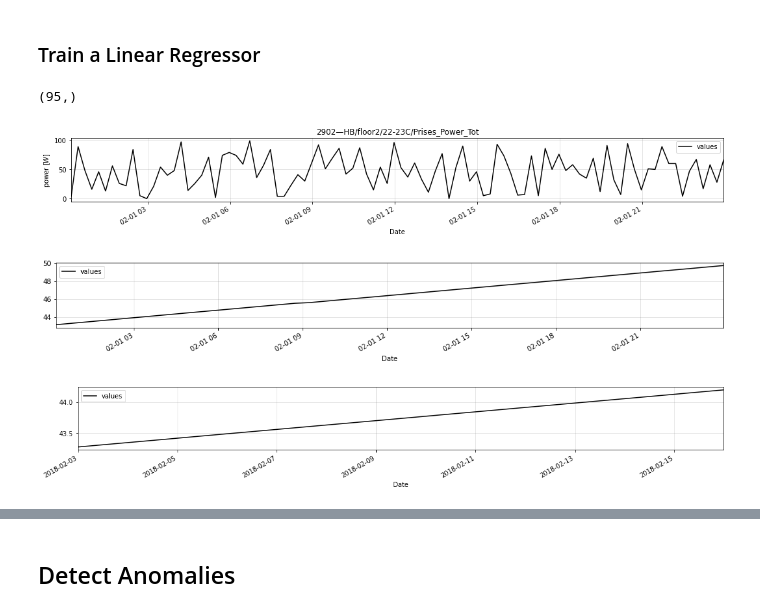
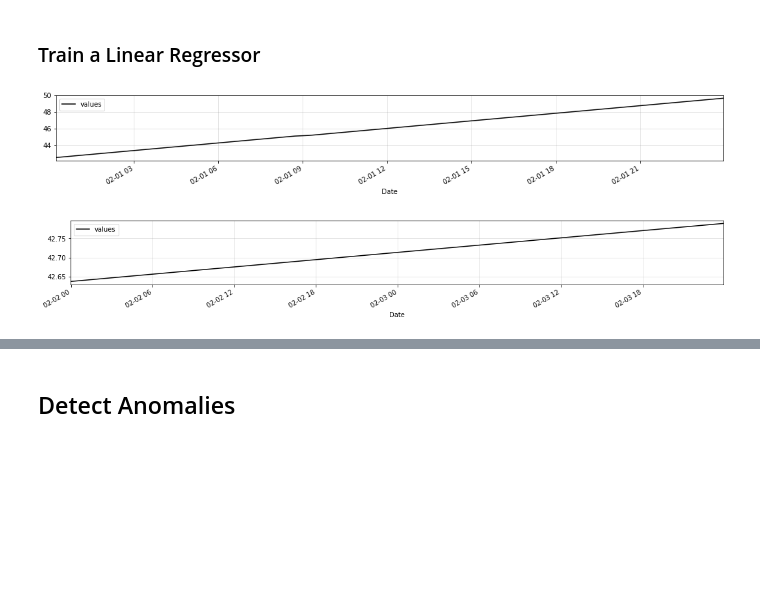
Before and after one commit to timeatlas-dev/timeatlas, a Jupyter notebook: notebooks/scrapbook.ipynb, the cells around one changed output, grey strips where cells are left out. Cells and saved outputs as stored; diff of their text form; code cells hidden in the pictures; blank space fills up the shorter version.

```diff
--- a/notebooks/scrapbook.ipynb
+++ b/notebooks/scrapbook.ipynb
@@ -108,29 +110,13 @@ pts2 = m1.predict("2 days").plot()
 # %%
 m2 = models.LinearRegression()
 m2.fit(ts)
-# %%
-def __prepare_series_for_sklearn(ts):
-    """
-    Prepare a TimeSeries object for Scikit Learn
-
-    Args:
-        ts: the TimeSeries to prepare
-
-    Returns:
-        a Tuple made with two elements:
-            - a Numpy ndarray with shape (x, 1)
-            - a Numpy ndarray with shape (x,)
-    """
-    X_train = ts.series.index.factorize()[0].reshape(-1, 1)
-    y_train = ts.series["values"].to_numpy()
-    return X_train, y_train
-
-a = __prepare_series_for_sklearn(ts)
-
-a[1].shape
-# %% [output]
-(95,)
 # %%
 pts3 = m2.predict(ts)
+pts3.plot()
+# %% [output]
+[figure, added]
 # %%
-pts4 = m2.predict("14 days")
+pts4 = m2.predict("2 days")
+pts4.plot()
+# %% [output]
+[figure, added]
@@ -172,8 +122,0 @@ get_prediction_interval(, y_test, predictions)
-# %%
-from timeatlas import plots
-
-plots.prediction(ts, pts3)
-# %% [output]
-[figure, removed]
-[figure, removed]
-[figure, removed]
```
Also changed, not shown: parts of 15 cells of this notebook.
